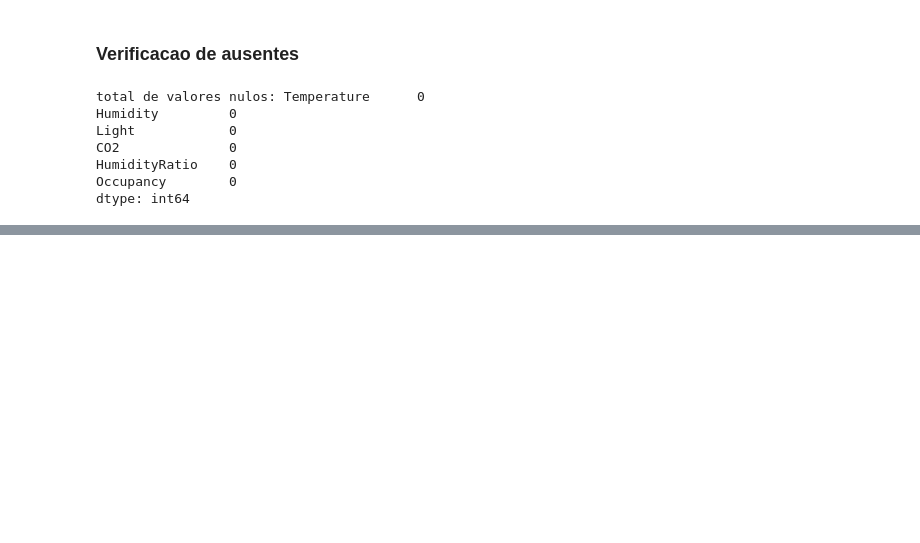
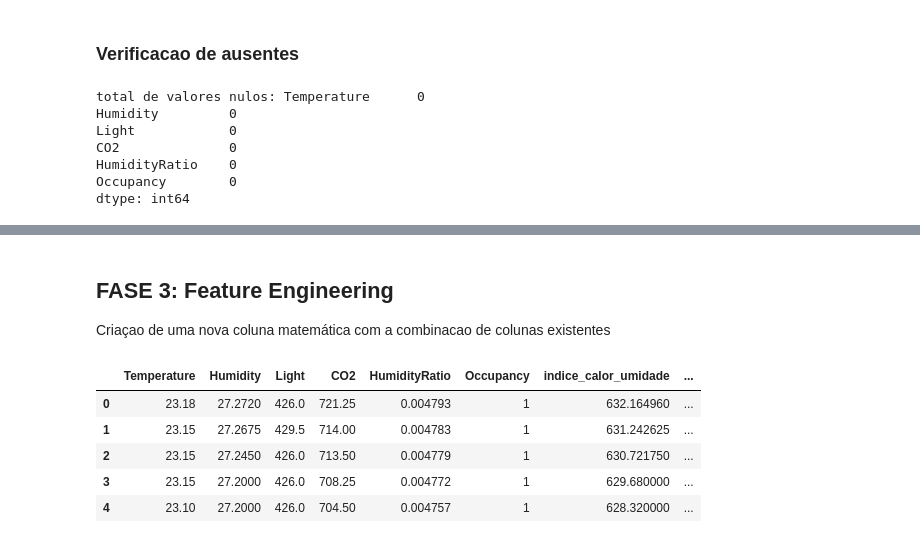
Before and after one commit to gtvgiaco/pipeline_ocupacao, a Jupyter notebook: notebooks/pipeline_preditivo_ocupacao.ipynb, the cells around one changed output, grey strips where cells are left out. Cells and saved outputs as stored; diff of their text form; code cells hidden in the pictures; blank space fills up the shorter version.

Commit message:
Fases 2, 3 e 4

```diff
--- a/notebooks/pipeline_preditivo_ocupacao.ipynb
+++ b/notebooks/pipeline_preditivo_ocupacao.ipynb
@@ -212,0 +233,17 @@ dtype: int64
+# %% [markdown]
+## FASE 3: Feature Engineering
+
+Criaçao de uma nova coluna matemática com a combinacao de colunas existentes
+# %%
+dados['indice_calor_umidade'] = dados['Temperature'] * dados['Humidity']
+
+dados['razao_co2_lux'] = dados['CO2'] /(dados['Light'] + 1)
+
+dados.head()
+# %% [output]
+|  | Temperature | Humidity | Light | CO2 | HumidityRatio | Occupancy | indice_calor_umidade | ... |
+| 0 | 23.18 | 27.2720 | 426.0 | 721.25 | 0.004793 | 1 | 632.164960 | ... |
+| 1 | 23.15 | 27.2675 | 429.5 | 714.00 | 0.004783 | 1 | 631.242625 | ... |
+| 2 | 23.15 | 27.2450 | 426.0 | 713.50 | 0.004779 | 1 | 630.721750 | ... |
+| 3 | 23.15 | 27.2000 | 426.0 | 708.25 | 0.004772 | 1 | 629.680000 | ... |
+| 4 | 23.10 | 27.2000 | 426.0 | 704.50 | 0.004757 | 1 | 628.320000 | ... |
```
Also changed, not shown: parts of 11 cells of this notebook.
